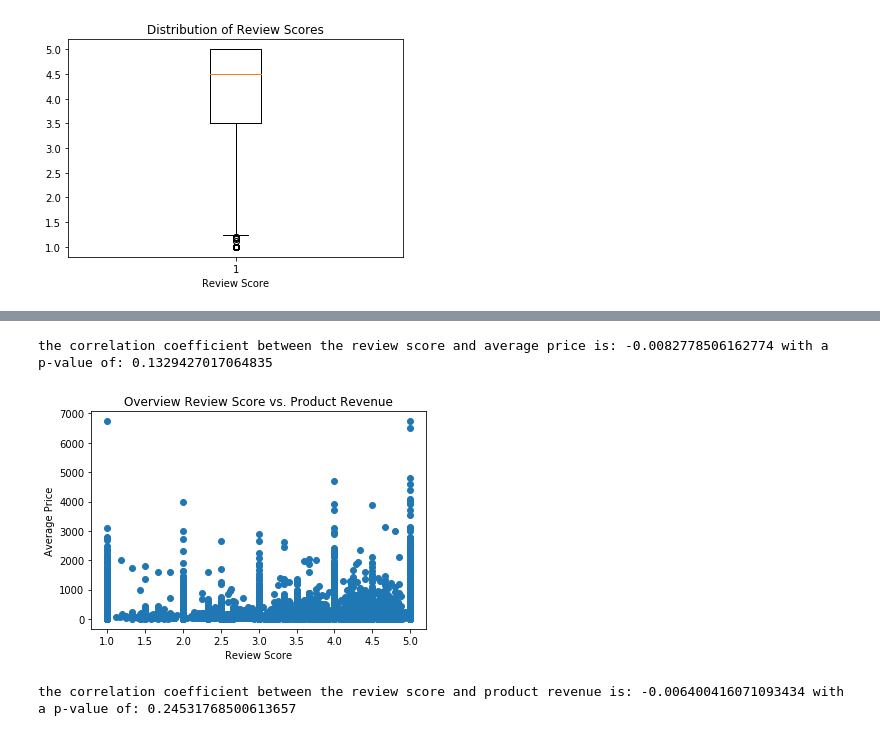
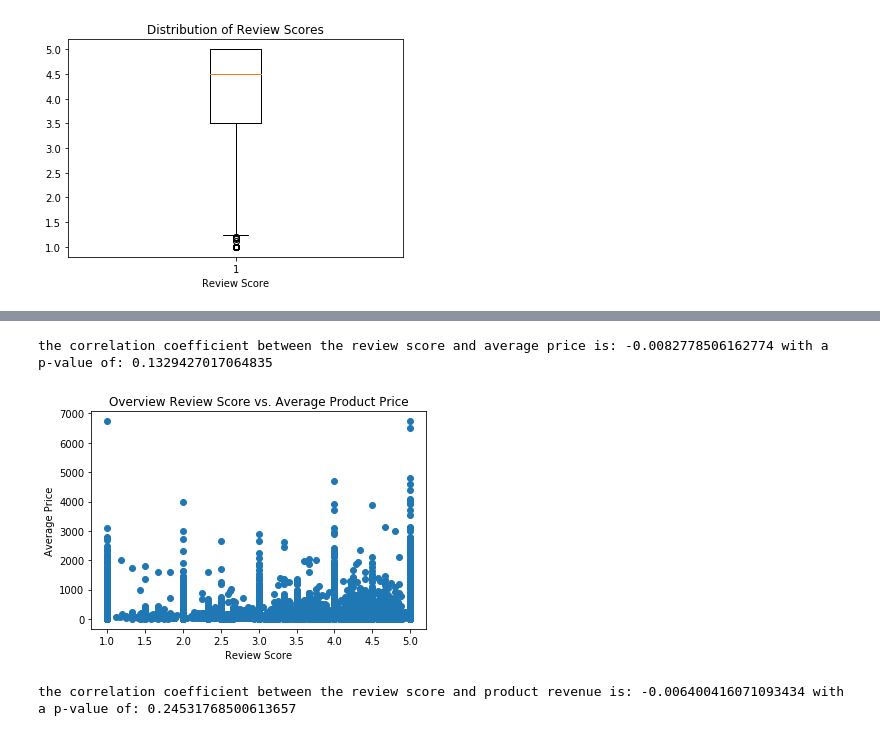
Before and after one commit to ldietsche/Springboard_Course, a Jupyter notebook: Capstone Project 1/Capstone Project 1 v2.ipynb, the cells around one changed output, grey strips where cells are left out. Drawn from its saved outputs; the diff is of its cells as text; code cells hidden in the pictures.

```diff
--- a/Capstone Project 1/Capstone Project 1 v2.ipynb
+++ b/Capstone Project 1/Capstone Project 1 v2.ipynb
@@ -304,18 +293,18 @@ plt.show()
 # %%
 from scipy.stats import pearsonr
 corr, p_value = pearsonr(review_vs_price['review_score'], review_vs_price['average_price'])
 print('the correlation coefficient between the review score and average price is: '
       + str(corr)
       + ' with a p-value of: '
       + str(p_value))
 plt.scatter(review_vs_price['review_score'],review_vs_price['average_price'])
 plt.xlabel('Review Score')
 plt.ylabel('Average Price')
-plt.title('Overview Review Score vs. Product Revenue')
+plt.title('Overview Review Score vs. Average Product Price')
 plt.show()
 # %% [output]
 the correlation coefficient between the review score and average price is: -0.0082778506162774 with a p-value of: 0.1329427017064835
-[figure, old version]
+[figure, new version]
 # %%
 corr, p_value = pearsonr(review_vs_price['review_score'], review_vs_price['product_revenue'])
 print('the correlation coefficient between the review score and product revenue is: '
```
Also changed, not shown: parts of 48 cells of this notebook, 8 other files.
